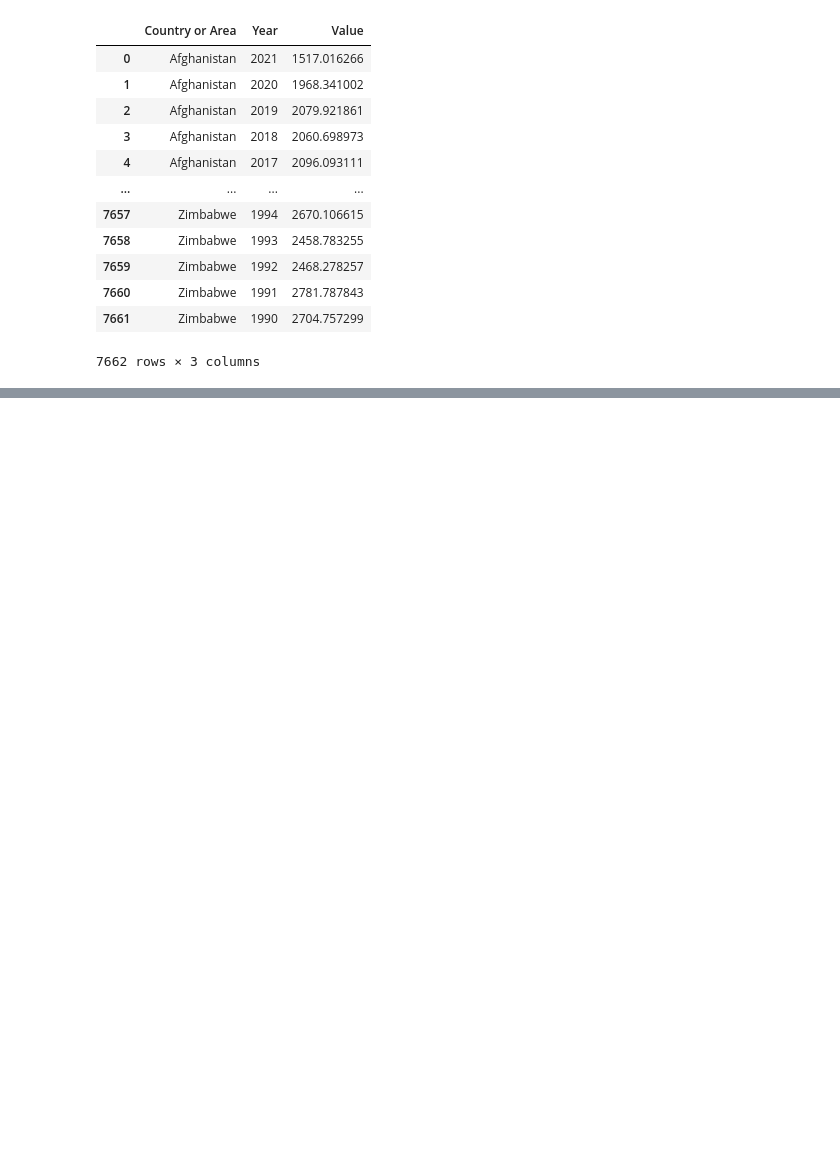
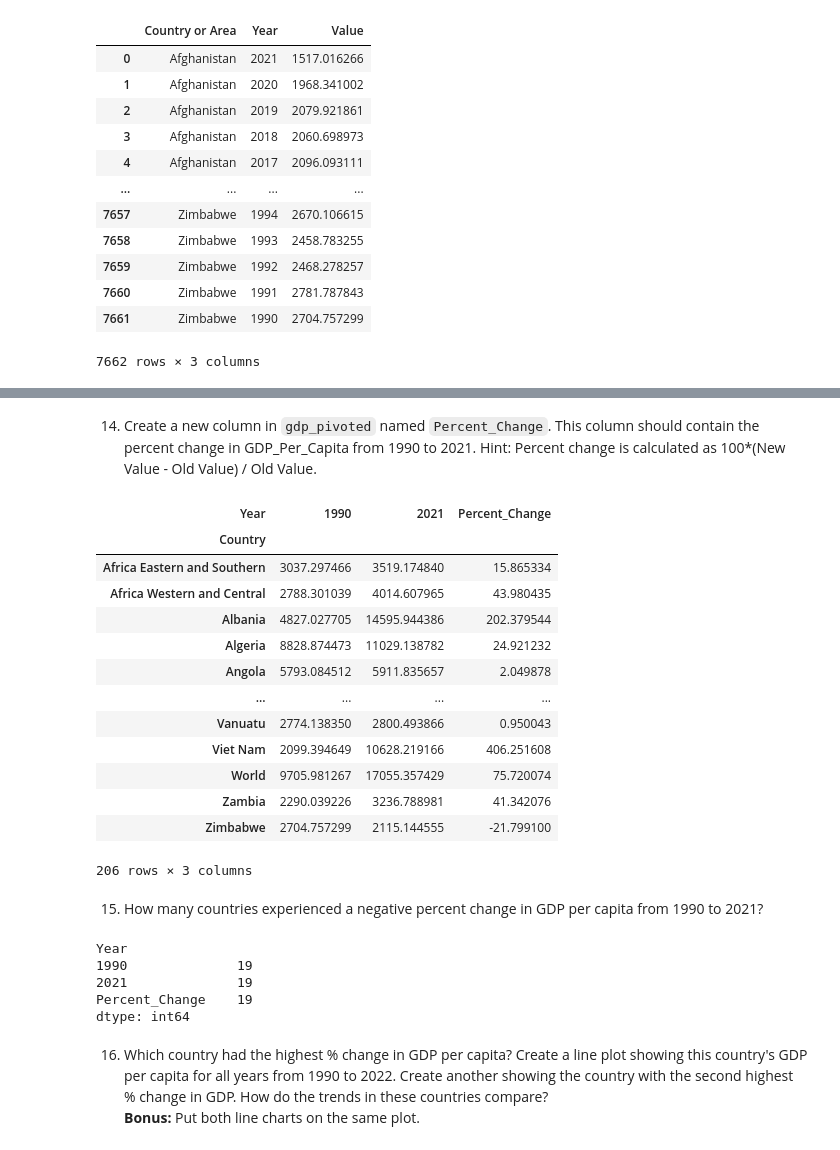
Before and after one commit to nss-data-science-cohort-8/un-exploration-ndpawar1981, a Jupyter notebook: Notebooks/UN_Data_Exploration.ipynb, the cells around one changed output, grey strips where cells are left out. Saved outputs shown, nothing was run; the diff lists cells and outputs as text; code cells hidden in the pictures; blank space fills up the shorter version.

```diff
--- a/Notebooks/UN_Data_Exploration.ipynb
+++ b/Notebooks/UN_Data_Exploration.ipynb
@@ -132,0 +324,5 @@ memory usage: 179.7+ KB
+# %%
+gdp_pivoted = gdp_df[gdp_df['Year'].isin([1990,2021])].pivot_table(values= 'GDP_Per_Capita', index = 'Country', columns = 'Year')
+# %%
+#drop all the rows who has either 1990 or 2021 value as NAN. The aixs = 0 applies for row.
+gdp_pivoted = gdp_pivoted.dropna(axis = 0)
@@ -132,0 +346,36 @@ memory usage: 179.7+ KB
+# %% [markdown]
+
+14. Create a new column in `gdp_pivoted` named `Percent_Change`. This column should contain the percent change in GDP_Per_Capita from 1990 to 2021. Hint: Percent change is calculated as 100*(New Value - Old Value) / Old Value.
+# %%
+gdp_pivoted['Percent_Change'] = 100 * ((gdp_pivoted[2021] - gdp_pivoted[1990]) / gdp_pivoted[1990])
+# %%
+gdp_pivoted
+# %% [output]
+| Year | 1990 | 2021 | Percent_Change |
+| Country |  |  |  |
+| Africa Eastern and Southern | 3037.297466 | 3519.174840 | 15.865334 |
+| Africa Western and Central | 2788.301039 | 4014.607965 | 43.980435 |
+| Albania | 4827.027705 | 14595.944386 | 202.379544 |
+| Algeria | 8828.874473 | 11029.138782 | 24.921232 |
+| Angola | 5793.084512 | 5911.835657 | 2.049878 |
+| ... | ... | ... | ... |
+| Vanuatu | 2774.138350 | 2800.493866 | 0.950043 |
+| Viet Nam | 2099.394649 | 10628.219166 | 406.251608 |
+| World | 9705.981267 | 17055.357429 | 75.720074 |
+| Zambia | 2290.039226 | 3236.788981 | 41.342076 |
+| Zimbabwe | 2704.757299 | 2115.144555 | -21.799100 |
+206 rows × 3 columns
+# %% [markdown]
+15. How many countries experienced a negative percent change in GDP per capita from 1990 to 2021?
+# %%
+#total 19 countries
+gdp_pivoted[gdp_pivoted['Percent_Change'] < 0].count()
+# %% [output]
+Year
+1990              19
+2021              19
+Percent_Change    19
+dtype: int64
+# %% [markdown]
+16. Which country had the highest % change in GDP per capita? Create a line plot showing this country's GDP per capita for all years from 1990 to 2022. Create another showing the country with the second highest % change in GDP. How do the trends in these countries compare?
+**Bonus:** Put both line charts on the same plot.
```
Also changed, not shown: parts of 35 cells of this notebook.
